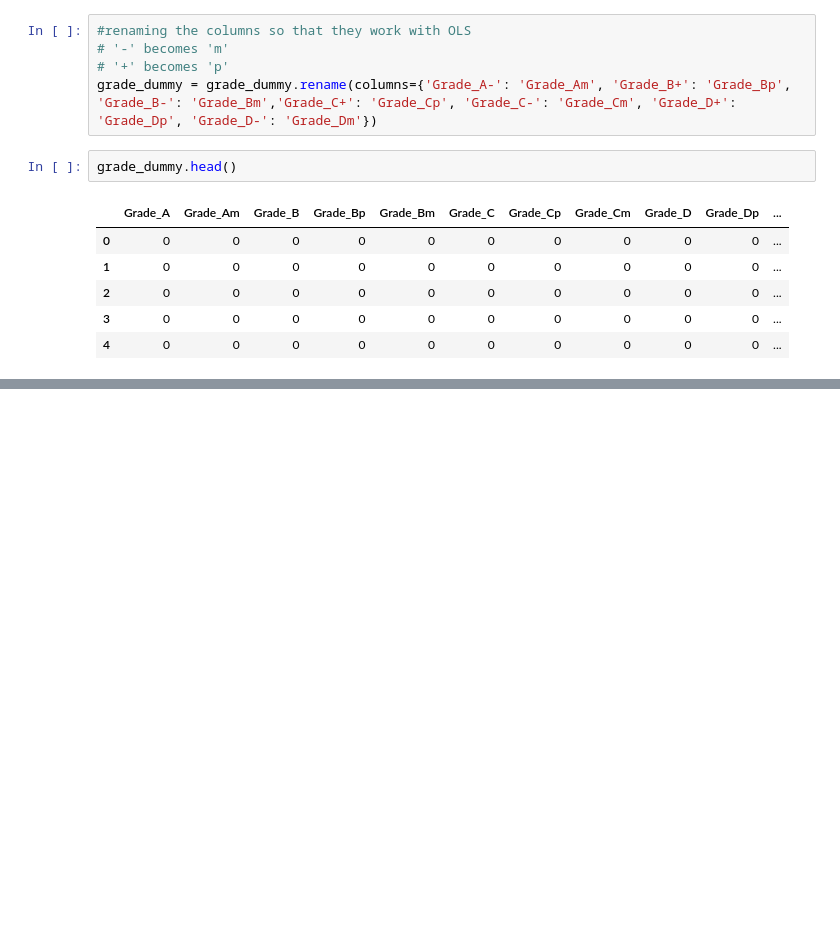
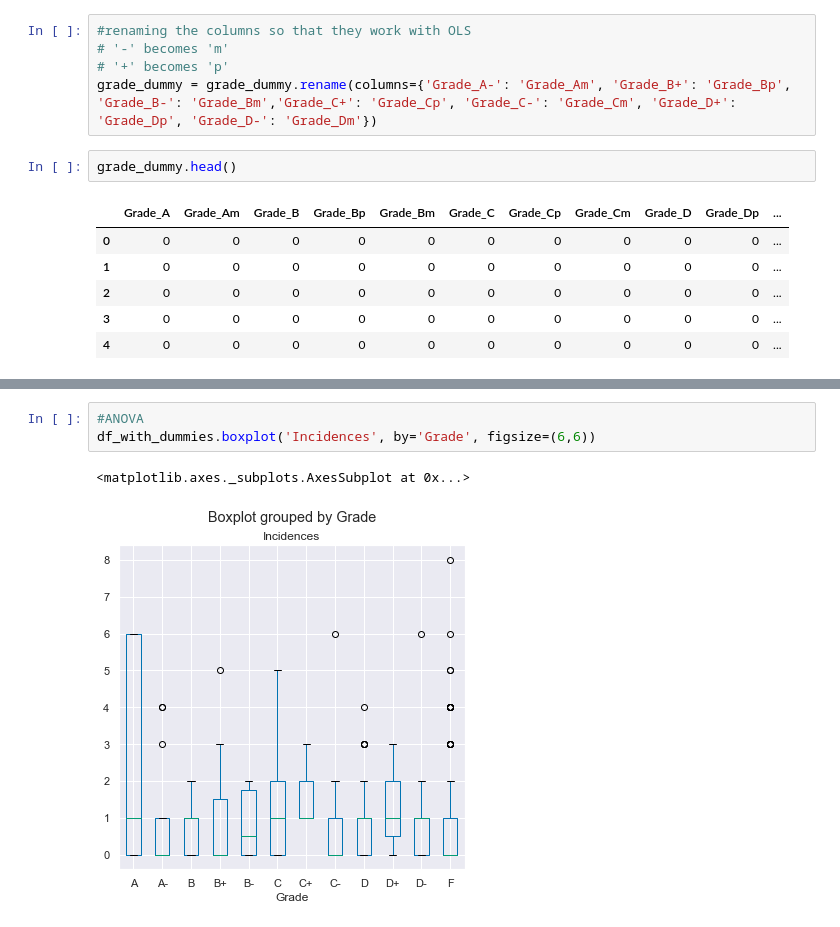
Before and after one commit to loisr/Mod-2-Project, a Jupyter notebook: Reshaped Data.ipynb, the cells around one changed output, grey strips where cells are left out. Cells and saved outputs as stored; diff of their text form; blank space fills up the shorter version.

Commit message:
Anova
Uploading everything at the end to make sure I didn't miss anything as well

```diff
--- a/Reshaped Data.ipynb
+++ b/Reshaped Data.ipynb
@@ -318,0 +384,6 @@ df_with_dummies.head()
+# %%
+#ANOVA
+df_with_dummies.boxplot('Incidences', by='Grade', figsize=(6,6))
+# %% [output]
+<matplotlib.axes._subplots.AxesSubplot at 0x...>
+[figure, added]
```
Also changed, not shown: parts of 23 cells of this notebook, 2 other files.
